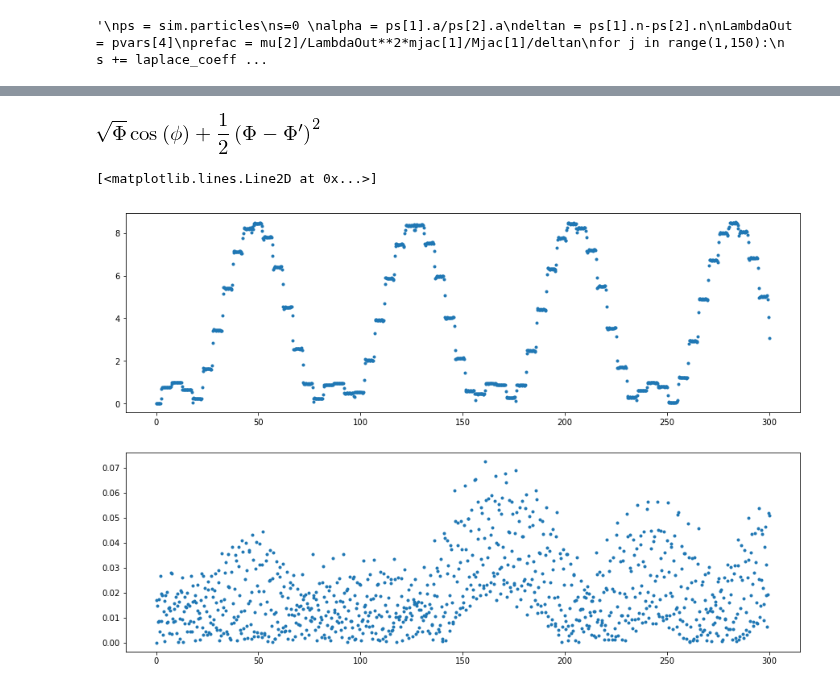
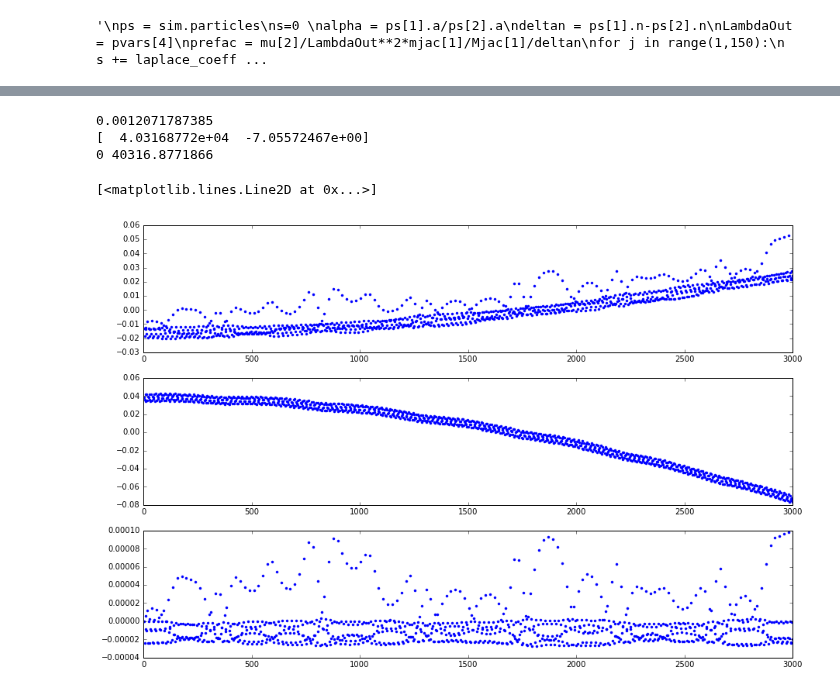
Before and after one commit to shadden/celmech, a Jupyter notebook: transformation.ipynb, the cells around one changed output, grey strips where cells are left out. Cells and saved outputs as stored; diff of their text form; code cells hidden in the pictures.

Commit message:
working version of transfromation from simulations to andoyer hamiltonian

```diff
--- a/transformation.ipynb
+++ b/transformation.ipynb
@@ -10,7 +10,7 @@ import numpy as np
 
 def make_sim(j, k):
     mass = 1.e-5
-    e0 = 0.01 # initial eccentricity of planets
+    e0 = 0.1 # initial eccentricity of planets
 
     sim = rebound.Simulation()
     sim.G = 4*np.pi**2
@@ -20,8 +20,8 @@ def make_sim(j, k):
     sim.move_to_com()
     return sim
 
-j=5
-k=1
+j=7
+k=3
 sim = make_sim(j,k)
 # %%
 from celmech.disturbing_function import laplace_coefficient
@@ -63,10 +47,24 @@ pscale, tscale, Phiprime
-# %%
-Hsim = AndoyerHamiltonian(k, Phiprime, Phi0/pscale, phi0)
-Hsim.H
-# %% [output]
-[figure, removed]
 # %%
-Norbits = 300
+sim = make_sim(j,k)
+pvars = poincare_vars_from_sim(sim)
+ps = sim.particles
+
+
+Lambda10 = pvars[0]
+Lambda20 = pvars[4]
+n10 = ps[1].n
+n20 = ps[2].n
+ps = sim.particles
+
+
+x = poincare_vars_to_andoyer_vars(pvars, sim.G, ps[0].m, mjac[1], mjac[2], n10, n20, j, k, actionScale=Lambda10,Lambda0s=(Lambda10,Lambda20))
+print x[0]
+Phi0, phi0, W0, w0, Brouwer0, K0, Acoeff, Bcoeff, Ccoeff = x
+pscale, tscale, Phiprime = get_scaled_andoyer_params(Acoeff, Bcoeff, Ccoeff, k)
+
+Hsim = AndoyerHamiltonian(k, Phiprime, Phi0/pscale, phi0)
+
+Norbits = 3000
 Nout = 1000
 tmax = Norbits*sim.particles[1].P
 times = np.linspace(0, tmax, Nout)
@@ -74,29 +72,53 @@ symtimes = times/abs(tscale)
 
 Nsol = np.zeros((2, Nout))
 symsol = np.zeros((2, Nout))
-pratio, BrouwerErr, WErr, KErr = np.zeros(Nout), np.zeros(Nout), np.zeros(Nout), np.zeros(Nout)
+pratio, BrouwerErr, WErr, Ks = np.zeros(Nout), np.zeros(Nout), np.zeros(Nout), np.zeros(Nout)
+
+
+x = poincare_vars_to_andoyer_vars(pvars, sim.G, ps[0].m, mjac[1], mjac[2], n10, n20, j, k, actionScale=Lambda10,Lambda0s=(Lambda10,Lambda20))
+Phi0, phi0, W, w, Brouwer, K, Acoeff, Bcoeff, Ccoeff = x
+Nsol[:,0] = [Phi0/pscale, phi0]
+print Nsol[:,0]
+
 for i, time in enumerate(times):
-    sim.integrate(time)
     pratio[i] = ps[2].P/ps[1].P
+    pvars = poincare_vars_from_sim(sim)
+    x = poincare_vars_to_andoyer_vars(pvars, sim.G, ps[0].m, mjac[1], mjac[2], n10, n20, j, k, actionScale=Lambda10,Lambda0s=(Lambda10,Lambda20))
+    Phi0, phi0, W, w, Brouwer, K, Acoeff, Bcoeff, Ccoeff = x
+    BrouwerErr[i] = Brouwer #abs((Brouwer-Brouwer0)/Brouwer0)
+    WErr[i] = W #abs((W-W0)/W0)
+    Ks[i] = K
+
+
+    symsol[:,i] = Hsim.integrator.y
+    if i==0:
+        print i,Phi0/pscale
+    Nsol[:,i] = [Phi0/pscale, phi0]
+
+    sim.integrate(np.sign(tscale)*time)
     Hsim.integrate(symtimes[i])
-    symsol[:,i] = Hsim.integrator.y
-    pvars = poincare_vars_from_sim(sim)
-    x = poincare_vars_to_andoyer_vars(pvars, sim.G, ps[0].m, mjac[1], mjac[2], n10, n20, j, k, actionScale=Lambda10)
-    Phi0, phi0, W, w, Brouwer, K, Acoeff, Bcoeff, Ccoeff = x
-    BrouwerErr[i] = abs((Brouwer-Brouwer0)/Brouwer0)
-    WErr[i] = abs((W-W0)/W0)
-    #KErr[i] = abs((K-K0)/K0)
-    Nsol[:,i] = [Phi0/pscale, phi0]
+
+
+
+
+BrouwerErr = (BrouwerErr - np.mean(BrouwerErr))/np.mean(BrouwerErr)
+WErr=(WErr-np.mean(WErr))/np.mean(WErr)
+#Ks = (K- np.mean(Ks))/np.mean(K)
+# %% [output]
+0.0012071787385
+[  4.03168772e+04  -7.05572467e+00]
+0 40316.8771866
 # %%
 %matplotlib inline
 import matplotlib.pyplot as plt
 
-fig, axarr = plt.subplots(figsize=(15,10), nrows=2)
+fig, axarr = plt.subplots(figsize=(15,10), nrows=3)
 axarr[0].plot(times, BrouwerErr, '.')
 axarr[1].plot(times, WErr, '.')
+axarr[2].plot(times, Ks, '.')
 # %% [output]
 [<matplotlib.lines.Line2D at 0x...>]
-[figure, old version]
+[figure, new version]
 # %%
 %matplotlib inline
 import matplotlib.pyplot as plt
```
Also changed, not shown: parts of 8 cells of this notebook, 2 other files.
